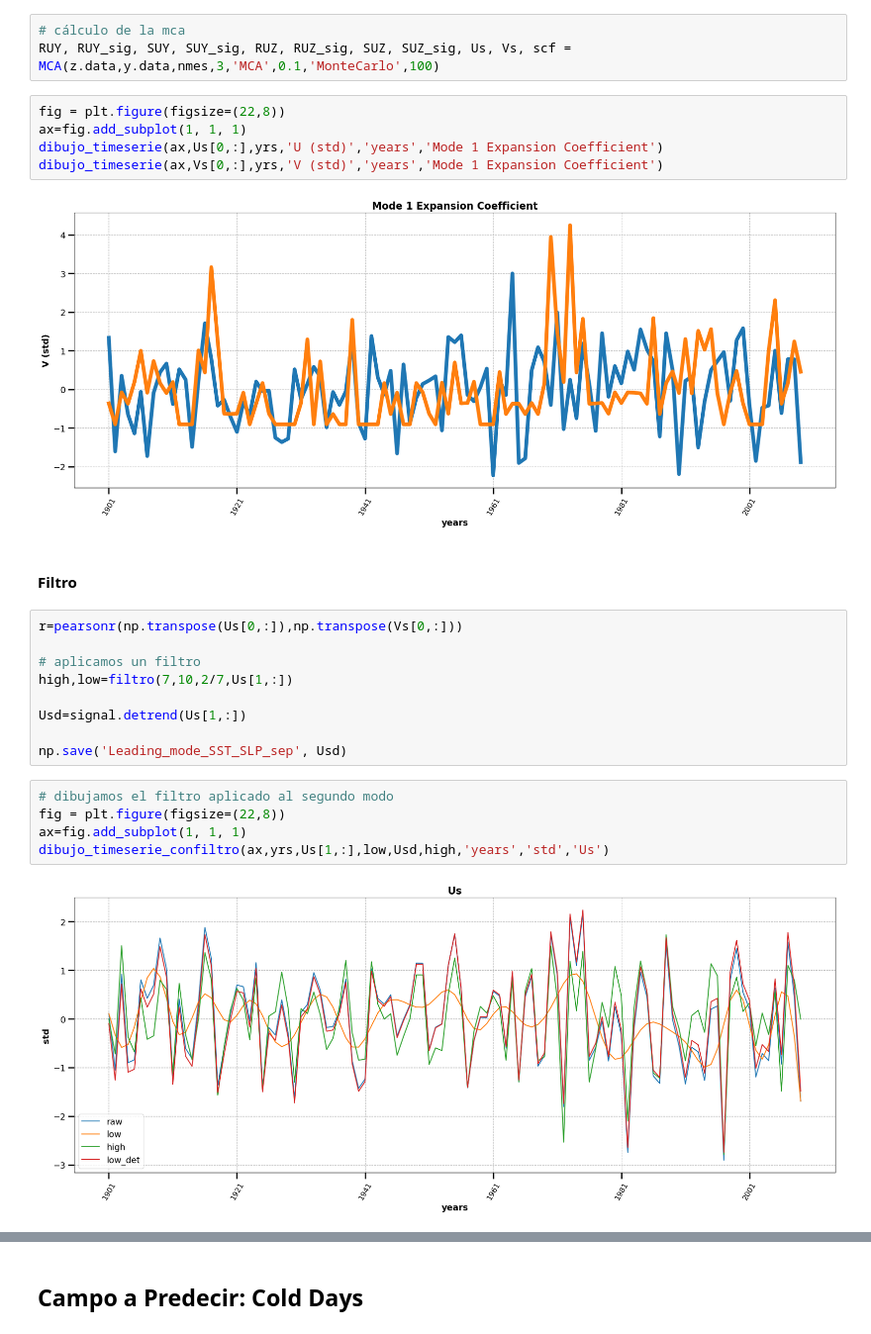
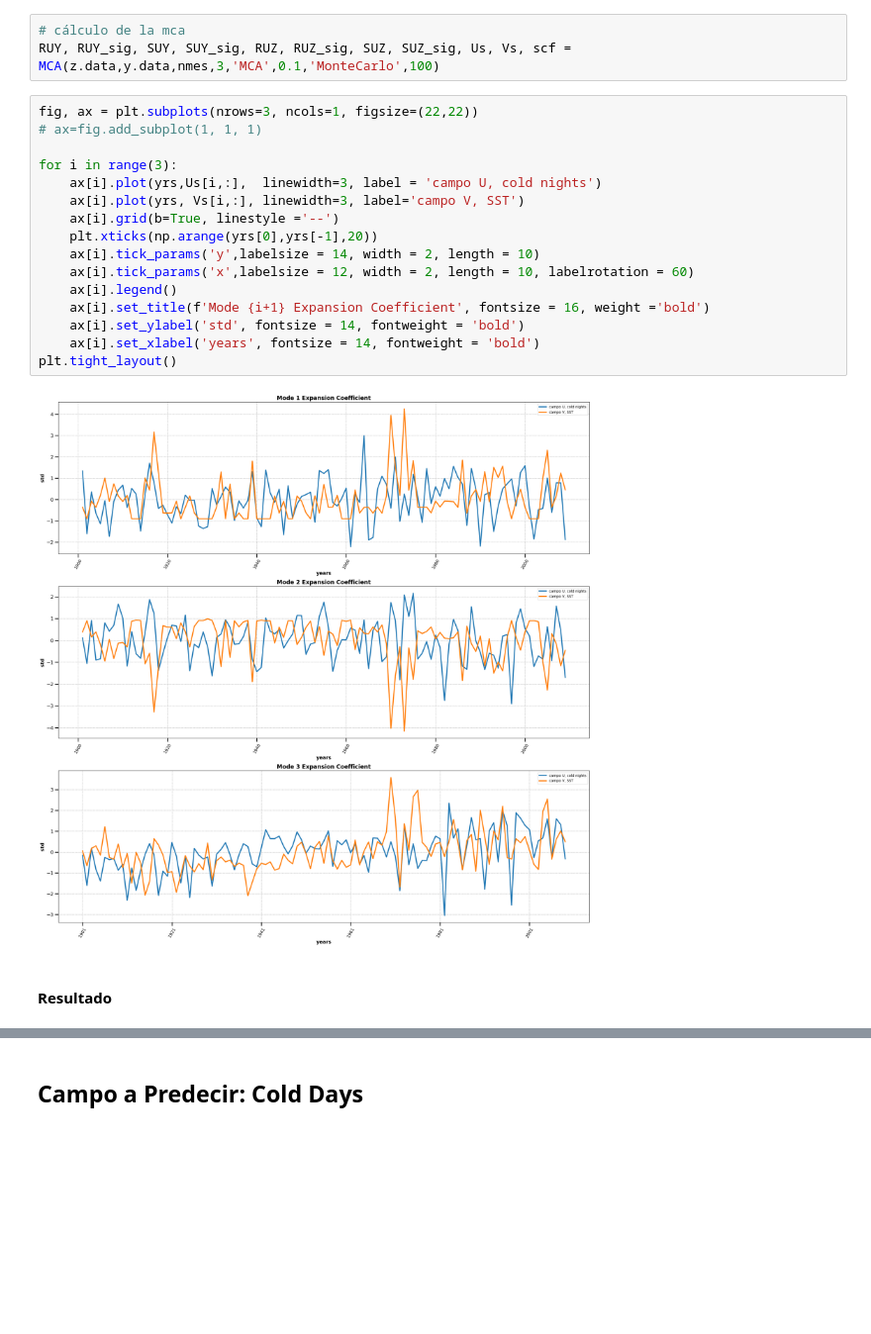
Before and after one commit to nagoremeabe/practica_3, a Jupyter notebook: parte_4_sst.ipynb, the cells around one changed output, grey strips where cells are left out. Shown at 99% size. Cells and saved outputs as stored; diff of their text form; blank space fills up the shorter version.

```diff
--- a/parte_4_sst.ipynb
+++ b/parte_4_sst.ipynb
@@ -452,29 +493,24 @@ y = np.nan_to_num(msl_primavera_anom, nan = -999)
 # %%
 # cálculo de la mca
 RUY, RUY_sig, SUY, SUY_sig, RUZ, RUZ_sig, SUZ, SUZ_sig, Us, Vs, scf = MCA(z.data,y.data,nmes,3,'MCA',0.1,'MonteCarlo',100)
-# %%
-fig = plt.figure(figsize=(22,8))
-ax=fig.add_subplot(1, 1, 1)
-dibujo_timeserie(ax,Us[0,:],yrs,'U (std)','years','Mode 1 Expansion Coefficient')
-dibujo_timeserie(ax,Vs[0,:],yrs,'V (std)','years','Mode 1 Expansion Coefficient')
-# %% [output]
-[figure, removed]
+# %%
+fig, ax = plt.subplots(nrows=3, ncols=1, figsize=(22,22))
+# ax=fig.add_subplot(1, 1, 1)
+
+for i in range(3):
+    ax[i].plot(yrs,Us[i,:],  linewidth=3, label = 'campo U, cold nights')
+    ax[i].plot(yrs, Vs[i,:], linewidth=3, label='campo V, SST')
+    ax[i].grid(b=True, linestyle ='--')
+    plt.xticks(np.arange(yrs[0],yrs[-1],20))
+    ax[i].tick_params('y',labelsize = 14, width = 2, length = 10)
+    ax[i].tick_params('x',labelsize = 12, width = 2, length = 10, labelrotation = 60)
+    ax[i].legend()
+    ax[i].set_title(f'Mode {i+1} Expansion Coefficient', fontsize = 16, weight ='bold')
+    ax[i].set_ylabel('std', fontsize = 14, fontweight = 'bold')
+    ax[i].set_xlabel('years', fontsize = 14, fontweight = 'bold')
+plt.tight_layout()
+# %% [output]
+[figure, added]
 # %% [markdown]
-#### Filtro
+#### Resultado
-# %%
-r=pearsonr(np.transpose(Us[0,:]),np.transpose(Vs[0,:]))
-
-# aplicamos un filtro
-high,low=filtro(7,10,2/7,Us[1,:])
-
-Usd=signal.detrend(Us[1,:])
-
-np.save('Leading_mode_SST_SLP_sep', Usd)
-# %%
-# dibujamos el filtro aplicado al segundo modo
-fig = plt.figure(figsize=(22,8))
-ax=fig.add_subplot(1, 1, 1)
-dibujo_timeserie_confiltro(ax,yrs,Us[1,:],low,Usd,high,'years','std','Us')
-# %% [output]
-[figure, removed]
 # %%
```
Also changed, not shown: parts of 11 cells of this notebook, 3 other files.
